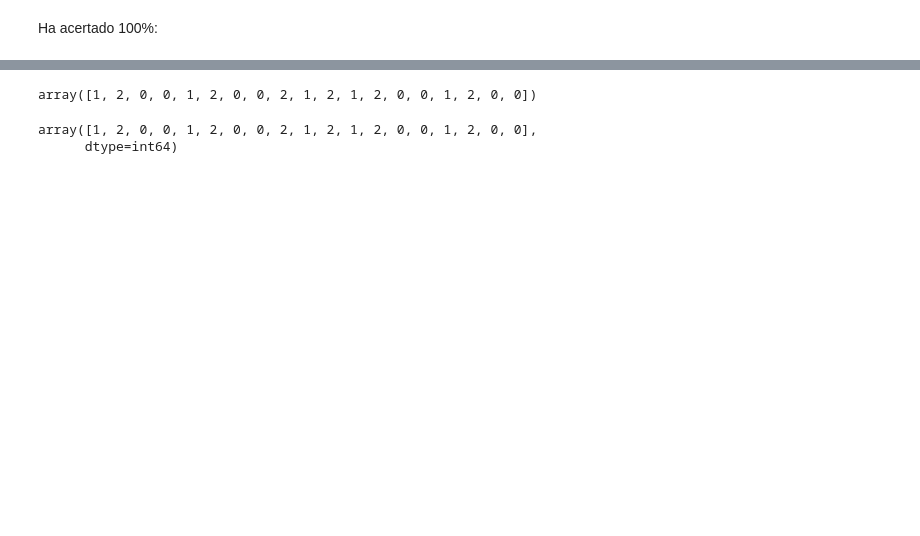
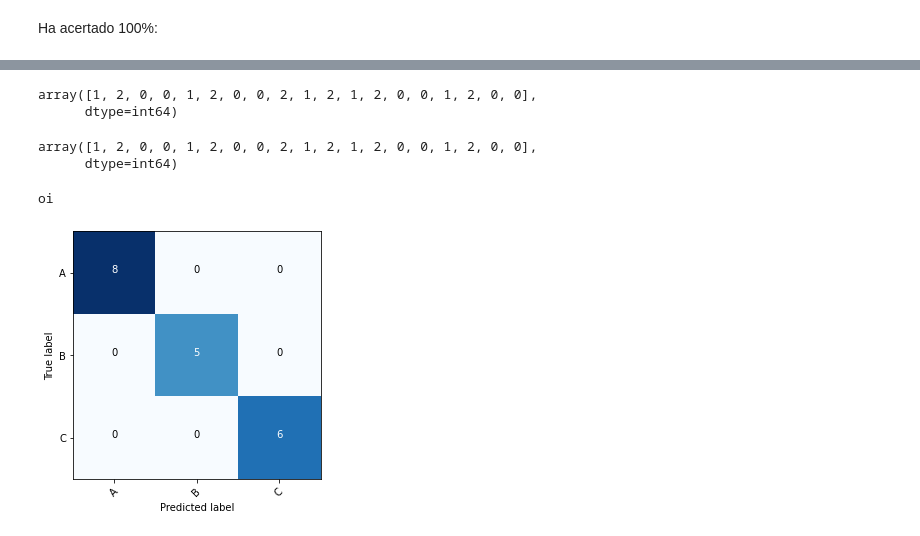
Before and after one commit to sorrento/lynxmotion__4dof, a Jupyter notebook: src/wavenet.ipynb, the cells around one changed output, grey strips where cells are left out. Drawn from its saved outputs; the diff is of its cells as text; code cells hidden in the pictures; blank space fills up the shorter version.

```diff
--- a/src/wavenet.ipynb
+++ b/src/wavenet.ipynb
@@ -333,11 +259,11 @@ def Classifier(shape_, n_out):
 # %%
-LR = .001
+LR = .001  # learning rate
 nn_epochs = 15
 nn_batch_size = 16
 
 shape_ = (None, X_train.shape[2])  # input is going to be the number of feature we are using (dimension 2 of 0, 1, 2)
 n_out = 3
-model = Classifier(shape_, n_out)
+model = Classifier(shape_, n_out, LR)
 # %%
 model.fit(X_train, y_train,
           epochs=nn_epochs,
@@ -368,9 +320,12 @@ Ha acertado 100%:
 # %%
-np.argmax(np.mean(preds_test, axis=1), axis=1)
+l_pred=np.argmax(np.mean(preds_test, axis=1), axis=1)
+l_pred
 # %% [output]
-array([1, 2, 0, 0, 1, 2, 0, 0, 2, 1, 2, 1, 2, 0, 0, 1, 2, 0, 0])
+array([1, 2, 0, 0, 1, 2, 0, 0, 2, 1, 2, 1, 2, 0, 0, 1, 2, 0, 0],
+      dtype=int64)
 # %%
-np.argmax(np.mean(y_test, axis=1), axis=1)
+l_test=np.argmax(np.mean(y_test, axis=1), axis=1)
+l_test
 # %% [output]
 array([1, 2, 0, 0, 1, 2, 0, 0, 2, 1, 2, 1, 2, 0, 0, 1, 2, 0, 0],
       dtype=int64)
@@ -376,0 +334,5 @@ array([1, 2, 0, 0, 1, 2, 0, 0, 2, 1, 2, 1, 2, 0, 0, 1, 2, 0, 0],
+# %%
+u.pinta_cm2(l_test, l_pred, ['A', 'B', 'C'])
+# %% [output]
+oi
+[figure, added]
```
Also changed, not shown: parts of 16 cells of this notebook, 3 other files.
